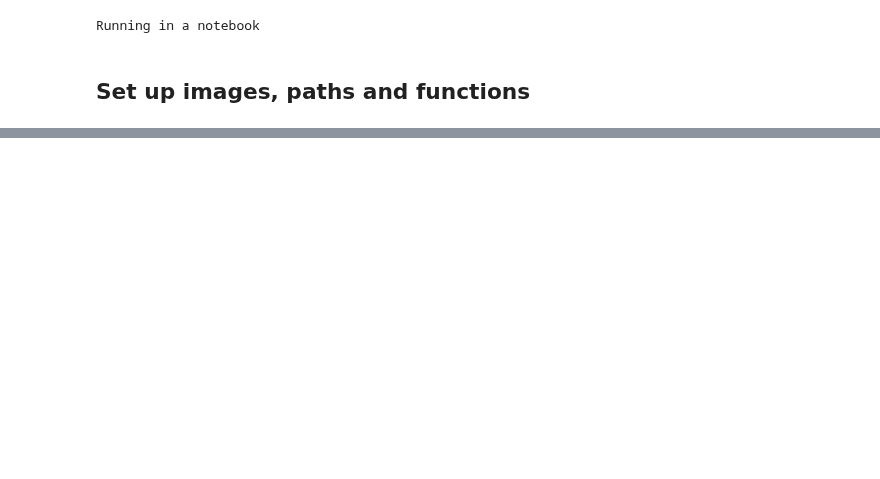
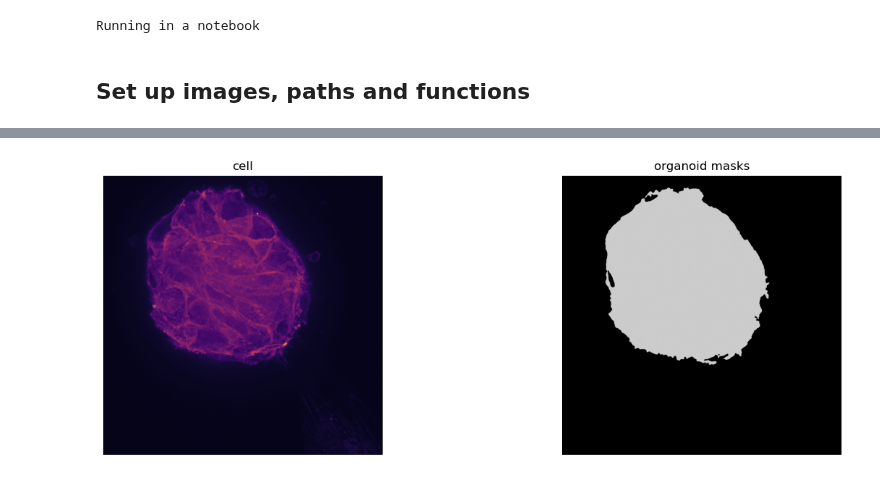
Before and after one commit to WayScience/NF1_2D_organoid_profiling_pipeline, a Jupyter notebook: 3.cell_segmentation/notebooks/2.segment_organoids.ipynb, the cells around one changed output, grey strips where cells are left out. Cells and saved outputs as stored; diff of their text form; code cells hidden in the pictures; blank space fills up the shorter version.

```diff
--- a/3.cell_segmentation/notebooks/2.segment_organoids.ipynb
+++ b/3.cell_segmentation/notebooks/2.segment_organoids.ipynb
@@ -140,0 +101,47 @@ if in_notebook:
+# %%
+elevation_map_threshold_signal = skimage.filters.gaussian(cell, sigma=3)
+threshold = skimage.filters.threshold_otsu(elevation_map_threshold_signal)
+elevation_map_threshold_signal[elevation_map_threshold_signal < threshold] = 0
+elevation_map_threshold_signal[elevation_map_threshold_signal > 0] = 1
+elevation_map_threshold_signal = skimage.morphology.dilation(
+    elevation_map_threshold_signal,
+    skimage.morphology.disk(1),
+)
+
+organoid_mask = fill_holes_in_mask(
+    elevation_map_threshold_signal, compartment="organoid"
+)
+
+
+# clean each object independently and write to a fresh label image
+cleaned_labels = np.zeros_like(organoid_mask, dtype=organoid_mask.dtype)
+for organoid_mask_label in np.unique(organoid_mask):
+    if organoid_mask_label == 0:
+        continue
+    tmp_mask = organoid_mask == organoid_mask_label
+    tmp_mask = skimage.morphology.remove_small_holes(tmp_mask, area_threshold=10_000)
+    # closing
+    tmp_mask = skimage.morphology.closing(
+        tmp_mask, footprint=skimage.morphology.disk(3)
+    )
+    # tmp_mask = skimage.morphology.remove_small_objects(tmp_mask, min_size=100)
+    cleaned_labels[tmp_mask] = organoid_mask_label
+organoid_mask = cleaned_labels
+
+
+organoid_mask = remove_small_objects_preserve_labels(organoid_mask, min_size=500)
+if in_notebook:
+    plt.figure(figsize=(15, 5))
+    plt.subplot(121)
+    plt.imshow(cell, cmap="inferno")
+    plt.axis("off")
+    plt.title("cell")
+    plt.subplot(122)
+    plt.imshow(organoid_mask, cmap="nipy_spectral")
+    plt.axis("off")
+    plt.title("organoid masks")
+    plt.show()
+# save the labels
+tifffile.imwrite(organoid_mask_path, organoid_mask.astype(np.uint16))
+# %% [output]
+[figure, added]
```
Also changed, not shown: parts of 10 cells of this notebook, 55 other files.
